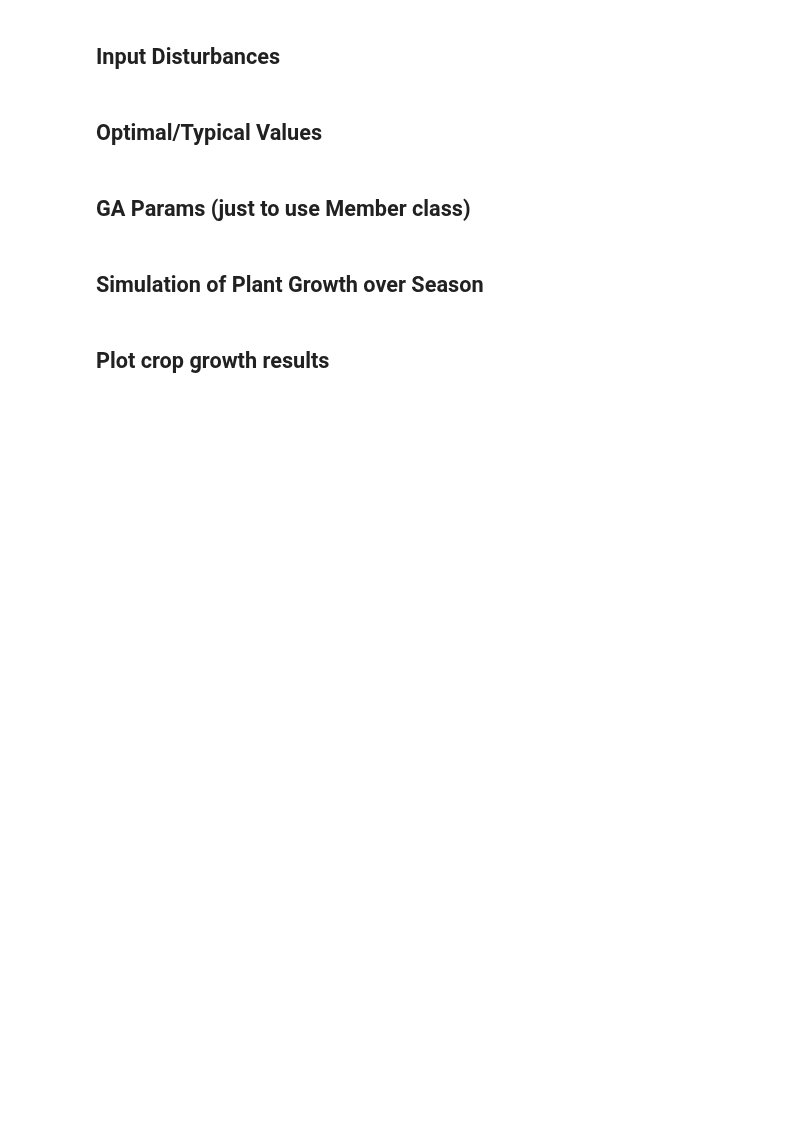
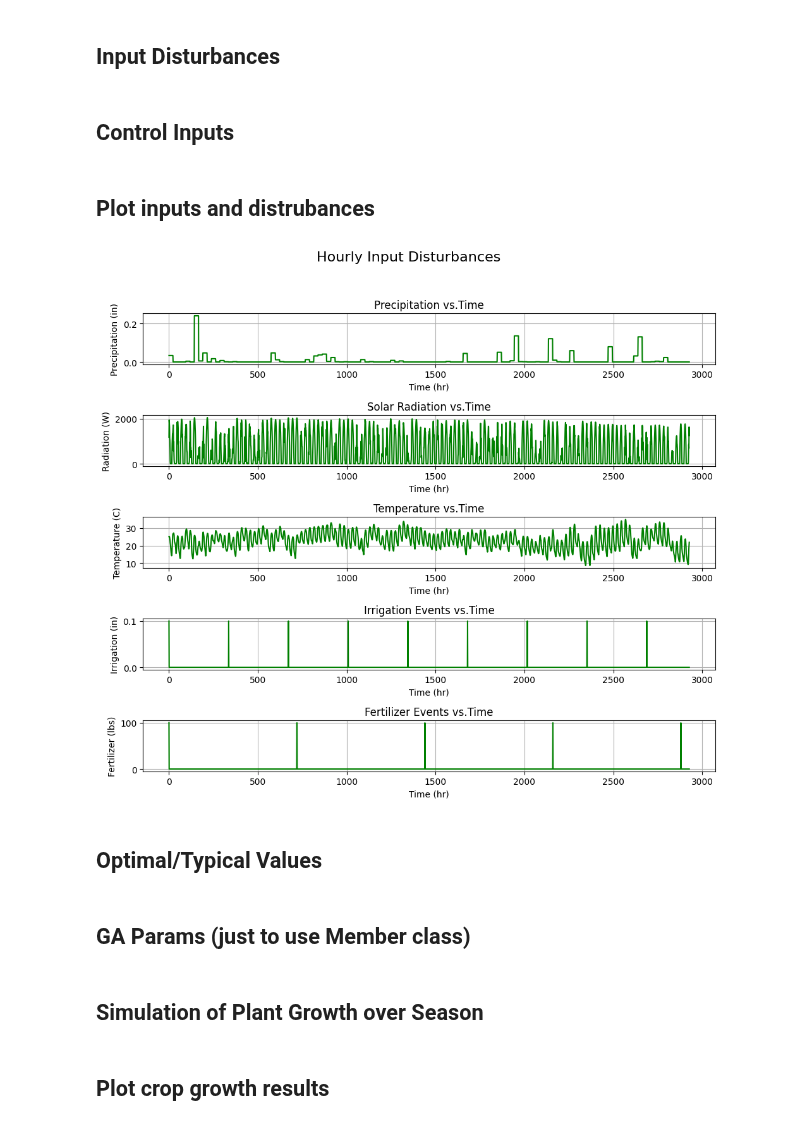
Before and after one commit to carlacupcake/smartfarm, a Jupyter notebook: src/smartfarm/examples/single_simulation.ipynb, the cells around one changed output. Saved outputs shown, nothing was run; the diff lists cells and outputs as text; code cells hidden in the pictures; blank space fills up the shorter version.

```diff
--- a/src/smartfarm/examples/single_simulation.ipynb
+++ b/src/smartfarm/examples/single_simulation.ipynb
@@ -80,3 +73,5 @@ input_disturbances = ModelDisturbances(
     radiation     = hourly_input_disturbances['Hourly Radiation (W/m2)'].to_numpy(),
     temperature   = hourly_input_disturbances['Temperature (C)'].to_numpy()
 )
+# %% [markdown]
+## Control Inputs
@@ -83,3 +83,60 @@ input_disturbances = ModelDisturbances(
+# %%
+# Apply irrigation and fertilizer based on the defined frequency and amount
+simulation_hours = len(input_disturbances.precipitation)
+hourly_irrigation = np.zeros(simulation_hours)
+for t in range(0, simulation_hours, irrigation_frequency):
+    hourly_irrigation[t] = irrigation_amount
+
+hourly_fertilizer = np.zeros(simulation_hours)
+for t in range(0, simulation_hours, fertilizer_frequency):
+    hourly_fertilizer[t] = fertilizer_amount
+# %% [markdown]
+## Plot inputs and distrubances
+# %%
+# Plot all of the input disturbances and control inputs
+fig, axs = plt.subplots(5, 1, figsize=(10, 9))
+time = np.arange(len(input_disturbances.precipitation))
+
+# Precipitation
+axs[0].plot(time, input_disturbances.precipitation, color='green')
+axs[0].set_xlabel('Time (hr)')
+axs[0].set_ylabel('Precipitation (in)')
+axs[0].set_title(f'Precipitation vs.Time')
+axs[0].grid(True)
+
+# Solar Radiation
+axs[1].plot(time, input_disturbances.radiation, color='green')
+axs[1].set_xlabel('Time (hr)')
+axs[1].set_ylabel('Radiation (W)')
+axs[1].set_title(f'Solar Radiation vs.Time')
+axs[1].grid(True)
+
+# Fruit Biomass
+axs[2].plot(time, input_disturbances.temperature, color='green')
+axs[2].set_xlabel('Time (hr)')
+axs[2].set_ylabel('Temperature (C)')
+axs[2].set_title(f'Temperature vs.Time')
+axs[2].grid(True)
+
+# Irrigation Events
+axs[3].plot(time, hourly_irrigation, color='green')
+axs[3].set_xlabel('Time (hr)')
+axs[3].set_ylabel('Irrigation (in)')
+axs[3].set_title(f'Irrigation Events vs.Time')
+axs[3].grid(True)
+
+# Fertilizer Events
+axs[4].plot(time, hourly_fertilizer, color='green')
+axs[4].set_xlabel('Time (hr)')
+axs[4].set_ylabel('Fertilizer (lbs)')
+axs[4].set_title(f'Fertilizer Events vs.Time')
+axs[4].grid(True)
+
+fig.suptitle(f'Hourly Input Disturbances', fontsize=16)
+plt.tight_layout(rect=[0, 0, 1, 0.95])
+plt.show()
+# %% [output]
+[figure, added]
 # %% [markdown]
 ## Optimal/Typical Values
 # %%
```
Also changed, not shown: parts of 8 cells of this notebook, 3 other files.
